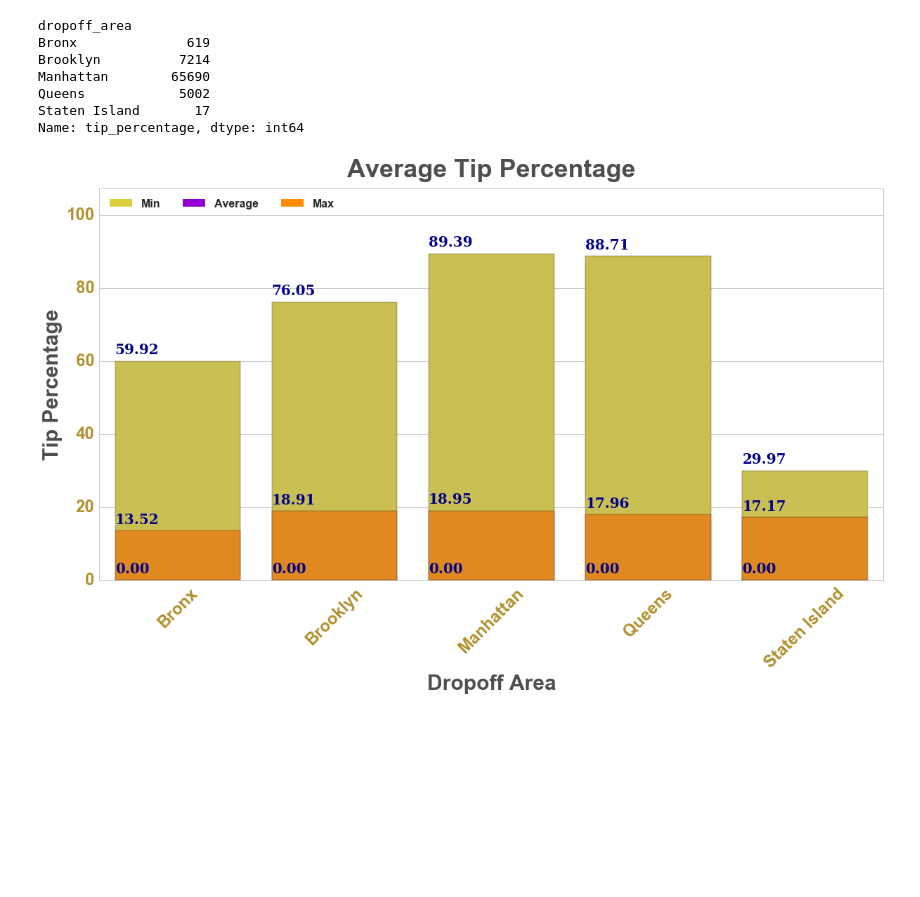
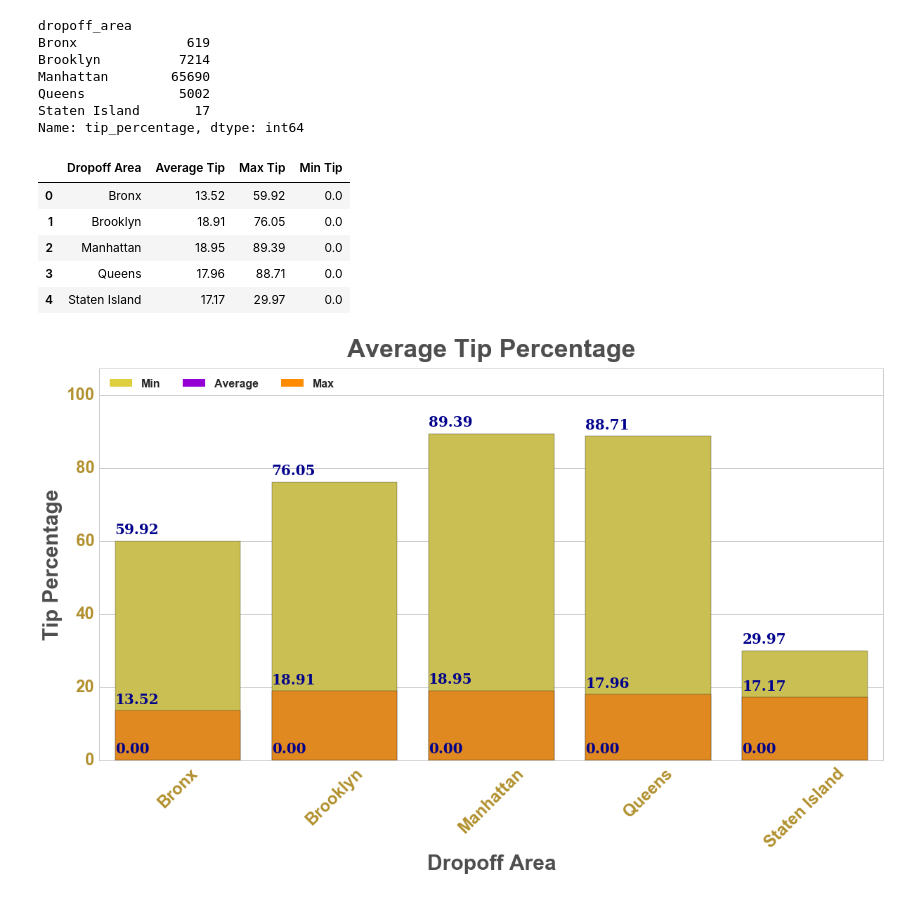
Before and after one commit to kedarvdm/Python4DataAnalysis, a Jupyter notebook: Final_Project-NYC_Yellow_Cab_Data_Analysis/notebooks/Analysis3.ipynb, the cells around one changed output. Cells and saved outputs as stored; diff of their text form; code cells hidden in the pictures; blank space fills up the shorter version.

```diff
--- a/Final_Project-NYC_Yellow_Cab_Data_Analysis/notebooks/Analysis3.ipynb
+++ b/Final_Project-NYC_Yellow_Cab_Data_Analysis/notebooks/Analysis3.ipynb
@@ -134,6 +134,15 @@ grouped_df = group_by_mean_df
 # %%
 grouped_df = pd.merge(grouped_df, group_by_max_df,how='inner', right_index=False, left_index=False)
 grouped_df = pd.merge(grouped_df, group_by_min_df,how='inner', right_index=False, left_index=False)
+grouped_df = grouped_df.round(2)
+grouped_df
+# %% [output]
+|  | Dropoff Area | Average Tip | Max Tip | Min Tip |
+| 0 | Bronx | 13.52 | 59.92 | 0.0 |
+| 1 | Brooklyn | 18.91 | 76.05 | 0.0 |
+| 2 | Manhattan | 18.95 | 89.39 | 0.0 |
+| 3 | Queens | 17.96 | 88.71 | 0.0 |
+| 4 | Staten Island | 17.17 | 29.97 | 0.0 |
 # %%
 max_lim = grouped_df['Max Tip'].max()
 # %%
```
Also changed, not shown: 12 other files.
